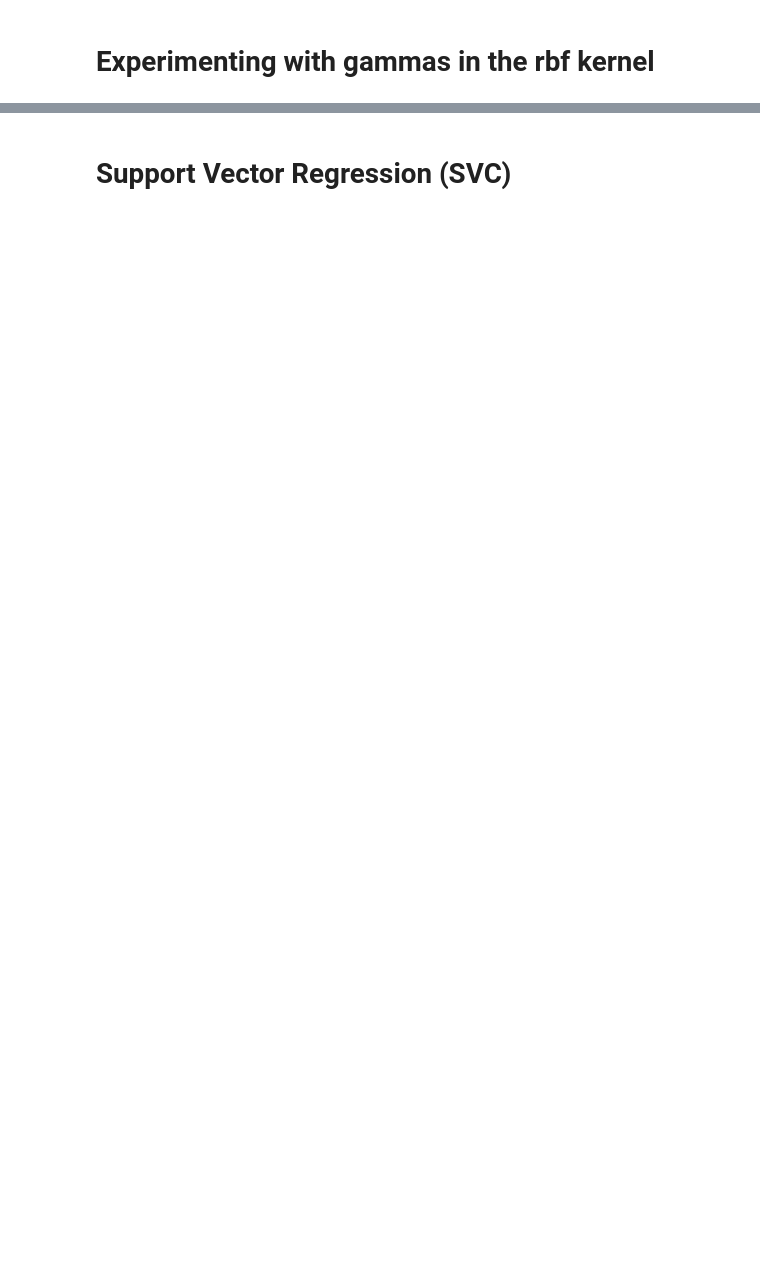
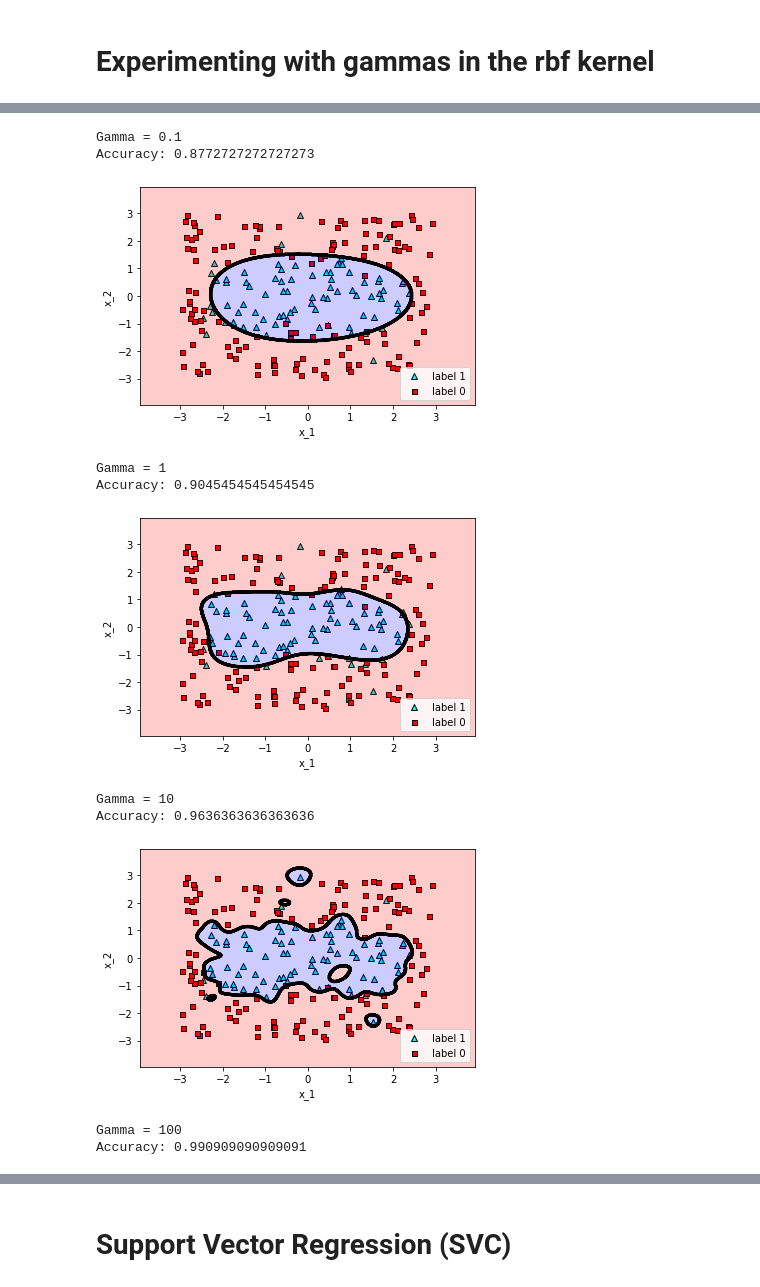
Before and after one commit to shrookehab/Machine_Learning1, a Jupyter notebook: Support_Vector_Machines/SVM_coding.ipynb, the cells around one changed output, grey strips where cells are left out. Cells and saved outputs as stored; diff of their text form; code cells hidden in the pictures; blank space fills up the shorter version.

```diff
--- a/Support_Vector_Machines/SVM_coding.ipynb
+++ b/Support_Vector_Machines/SVM_coding.ipynb
@@ -98,28 +109,44 @@ utils.plot_points(features, labels)
 # %%
 # use SVM rbf with gamma = 0.1
-svm_gamma_01 =
+svm_gamma_01 = SVC(gamma=0.1, kernel='rbf')
+svm_gamma_01.fit(features, labels)
 
 print("Gamma = 0.1")
 print("Accuracy:", svm_gamma_01.score(features, labels))
 utils.plot_model(features, labels, svm_gamma_01)
 
 # use SVM rbf with gamma = 1
-svm_gamma_1 =
+svm_gamma_1 = SVC(gamma=1, kernel='rbf')
+svm_gamma_1.fit(features, labels)
 
 print("Gamma = 1")
 print("Accuracy:", svm_gamma_1.score(features, labels))
 utils.plot_model(features, labels, svm_gamma_1)
 
 # use SVM rbf with gamma = 10
-svm_gamma_10 =
+svm_gamma_10 = SVC(gamma=10, kernel='rbf')
+svm_gamma_10.fit(features, labels)
 
 print("Gamma = 10")
 print("Accuracy:", svm_gamma_10.score(features, labels))
 utils.plot_model(features, labels, svm_gamma_10)
 
 # use SVM rbf with gamma = 100
-svm_gamma_100 =
+svm_gamma_100 = SVC(gamma=100, kernel='rbf')
+svm_gamma_100.fit(features, labels)
 
 print("Gamma = 100")
 print("Accuracy:", svm_gamma_100.score(features, labels))
 utils.plot_model(features, labels, svm_gamma_100)
+# %% [output]
+Gamma = 0.1
+Accuracy: 0.8772727272727273
+[figure, added]
+Gamma = 1
+Accuracy: 0.9045454545454545
+[figure, added]
+Gamma = 10
+Accuracy: 0.9636363636363636
+[figure, added]
+Gamma = 100
+Accuracy: 0.990909090909091
```
Also changed, not shown: parts of 3 cells of this notebook.
